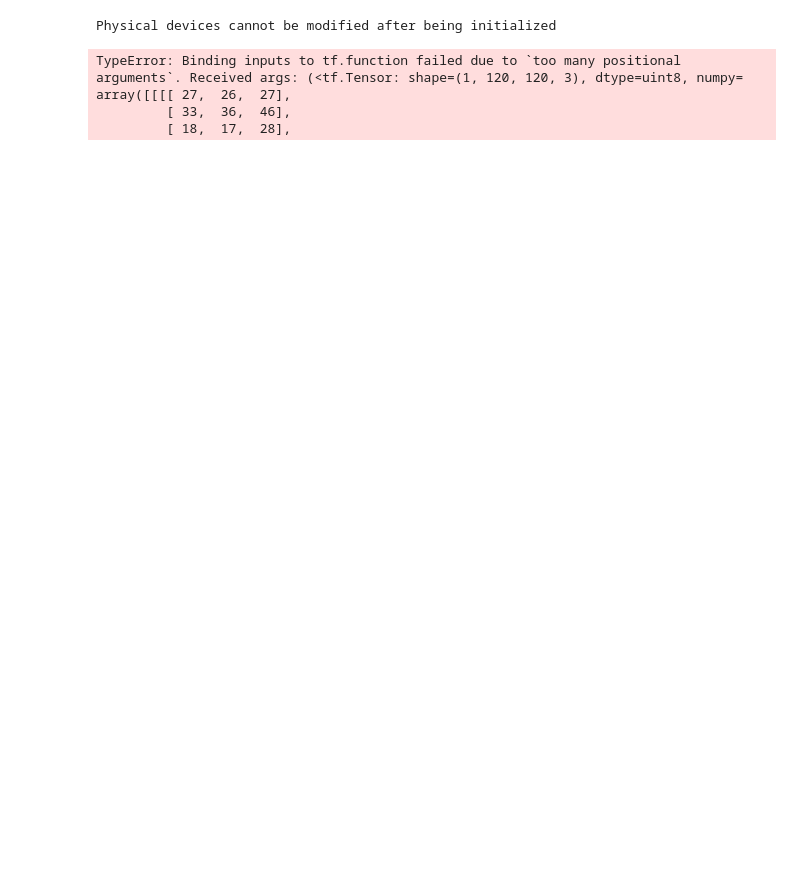
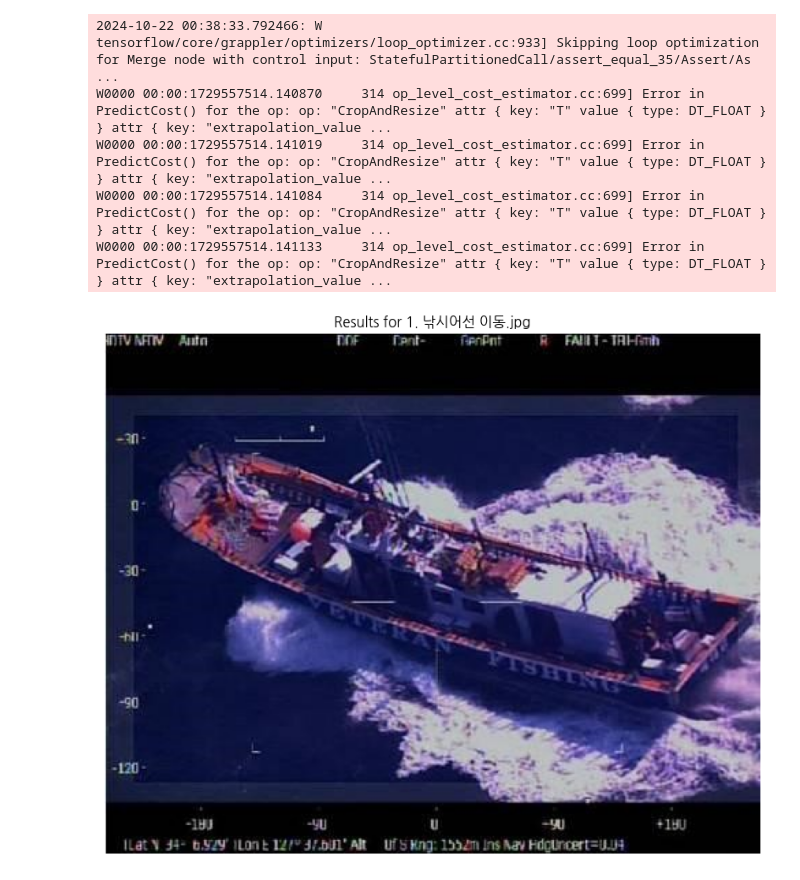
Before and after one commit to KingMinChan/FIshing_vessel, a Jupyter notebook: faster_r_cnn.ipynb, the cells around one changed output. Saved outputs shown, nothing was run; the diff lists cells and outputs as text; code cells hidden in the pictures; blank space fills up the shorter version.

```diff
--- a/faster_r_cnn.ipynb
+++ b/faster_r_cnn.ipynb
@@ -16,60 +16,67 @@ if gpus:
 
 # Faster R-CNN 모델 로드
 model = hub.load("https://www.kaggle.com/models/rishitdagli/faster-rcnn-cppe5/TensorFlow2/faster-rcnn-cppe5/1")
+detector = model.signatures['serving_default']  # 모델의 기본 시그니처 가져오기
+
 # 이미지 디렉토리 경로 설정 (테스트 이미지들이 있는 폴더)
 image_dir = '/home/elicer/FIshing_vessel/imgdata'  # 이 부분을 실제 이미지 폴더 경로로 수정하세요
 
+# 원하는 이미지 파일 이름 설정 (여기서 원하는 파일 이름을 지정하세요)
+target_filename = '1. 낚시어선 이동.jpg'  # 원하는 이미지 파일 이름
+
 # 이미지 파일들 반복 처리
 for filename in os.listdir(image_dir):
-    if filename.endswith(('.jpg', '.png', '.jpeg')):  # 확장자 필터링
+    if filename == target_filename:  # 지정한 파일만 처리
         image_path = os.path.join(image_dir, filename)
 
         # 이미지 불러오기 및 전처리
         image = cv2.imread(image_path)
         image_rgb = cv2.cvtColor(image, cv2.COLOR_BGR2RGB)  # RGB로 변환
+        image_resized = cv2.resize(image_rgb, (1216, 800))/255   # 모델 입력 크기에 맞게 조정 (예: 1216x800, 채널 위치 수정)
 
-        # 여기에서 이미지 크기를 조절합니다.
-        image_resized = cv2.resize(image_rgb, (120, 120))  # 입력 이미지를 더 작은 크기로 줄임 (예: (200, 200))
+        # 모델 입력을 위한 텐서로 변환 (채널 수가 3이어야 함)
+        if image_resized.shape[-1] != 3:
+            raise ValueError(f"Input image must have 3 channels, but got {image_resized.shape[-1]} channels.")
 
-        # 모델 입력을 위한 텐서로 변환
-        image_tensor = tf.convert_to_tensor(image_resized, dtype=tf.uint8)
-
-        # 배치 차원 추가 (배치 크기 = 1로 설정)
+        image_tensor = tf.convert_to_tensor(image_resized, dtype=tf.float32)
+        image_tensor = tf.transpose(image_tensor, [2, 0, 1])  # 채널을 맨 앞으로 이동
         image_tensor = tf.expand_dims(image_tensor, axis=0)  # 배치 차원 추가 (배치 크기 1)
 
-        # 예측 수행
-        results = model(image_tensor)
+        # 예측 수행 (입력을 텐서로 바로 전달)
+        results = detector(input=image_tensor)
+
+        # 예측 결과 추출
         result = {key: value.numpy() for key, value in results.items()}
 
-        # 박스, 클래스, 점수 추출
-        boxes = result["detection_boxes"][0]  # [ymin, xmin, ymax, xmax]
-        classes = result["detection_classes"][0].astype(np.int32)
-        scores = result["detection_scores"][0]
+        # 박스, 클래스, 점수 추출 및 시각화
+        boxes = result["dets"][0][:, :4]  # [ymin, xmin, ymax, xmax]
+        classes = result["labels"][0].astype(np.int32)
+        scores = result["dets"][0][:, 4]  # 각 박스의 신뢰도 점수
 
-        # 예측 결과 시각화
         height, width, _ = image_rgb.shape
-        for i in range(len(scores)):
-            if scores[i] > 0.5:  # 신뢰도 50% 이상만 표시
+        for i in range(len(classes)):
+            if scores[i] > 0.1:  # 신뢰도 50% 이상만 표시
                 ymin, xmin, ymax, xmax = boxes[i]
                 start_point = (int(xmin * width), int(ymin * height))
                 end_point = (int(xmax * width), int(ymax * height))
                 color = (0, 255, 0)  # 초록색
                 thickness = 2
                 cv2.rectangle(image_rgb, start_point, end_point, color, thickness)
 
                 # 클래스 정보 표시
-                label = f"Class {classes[i]}, Score: {scores[i]:.2f}"
+                label = f"Class {classes[i]}: {scores[i]:.2f}"
                 cv2.putText(image_rgb, label, (start_point[0], start_point[1] - 10), cv2.FONT_HERSHEY_SIMPLEX, 0.5, (0, 255, 0), 2)
 
         # 결과 이미지 시각화
         plt.figure(figsize=(10, 10))
         plt.imshow(image_rgb)
         plt.title(f"Results for {filename}")
         plt.axis('off')
         plt.show()
 # %% [output]
-Physical devices cannot be modified after being initialized
+2024-10-22 00:38:33.792466: W tensorflow/core/grappler/optimizers/loop_optimizer.cc:933] Skipping loop optimization for Merge node with control input: StatefulPartitionedCall/assert_equal_35/Assert/As ...
+W0000 00:00:1729557514.140870     314 op_level_cost_estimator.cc:699] Error in PredictCost() for the op: op: "CropAndResize" attr { key: "T" value { type: DT_FLOAT } } attr { key: "extrapolation_value ...
+W0000 00:00:1729557514.141019     314 op_level_cost_estimator.cc:699] Error in PredictCost() for the op: op: "CropAndResize" attr { key: "T" value { type: DT_FLOAT } } attr { key: "extrapolation_value ...
+W0000 00:00:1729557514.141084     314 op_level_cost_estimator.cc:699] Error in PredictCost() for the op: op: "CropAndResize" attr { key: "T" value { type: DT_FLOAT } } attr { key: "extrapolation_value ...
+W0000 00:00:1729557514.141133     314 op_level_cost_estimator.cc:699] Error in PredictCost() for the op: op: "CropAndResize" attr { key: "T" value { type: DT_FLOAT } } attr { key: "extrapolation_value ...
-TypeError: Binding inputs to tf.function failed due to `too many positional arguments`. Received args: (<tf.Tensor: shape=(1, 120, 120, 3), dtype=uint8, numpy=
-array([[[[ 27,  26,  27],
-         [ 33,  36,  46],
-         [ 18,  17,  28],
+[figure, added]
```
Also changed, not shown: parts of 1 cell of this notebook, 1 other file.
